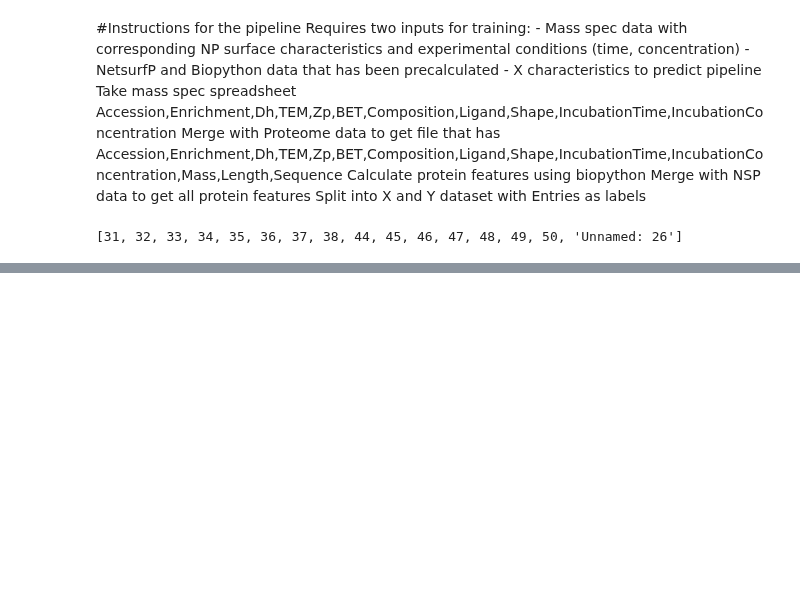
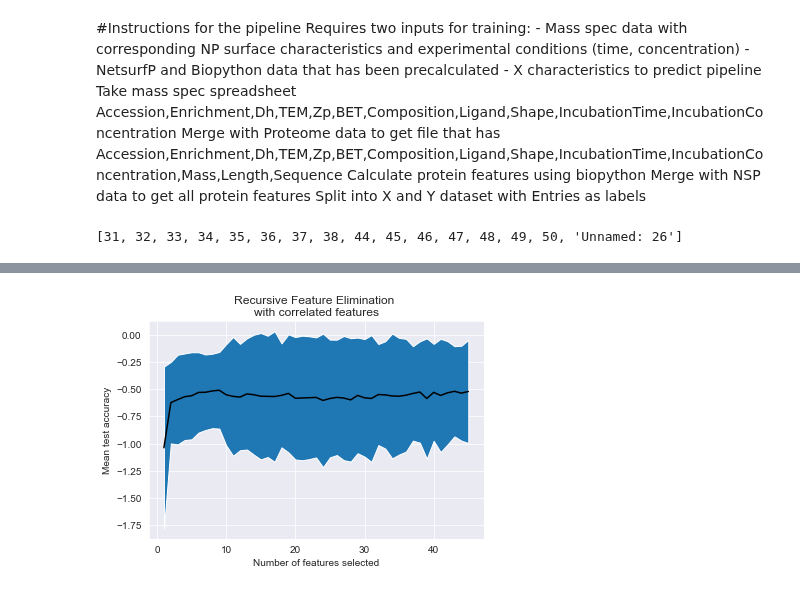
Before and after one commit to karst-poulsen/PC_ML_using_NSP, a Jupyter notebook: ML_Pipe_testing3_publicationpipeline.ipynb, the cells around one changed output, grey strips where cells are left out. Cells and saved outputs as stored; diff of their text form; code cells hidden in the pictures; blank space fills up the shorter version.

```diff
--- a/ML_Pipe_testing3_publicationpipeline.ipynb
+++ b/ML_Pipe_testing3_publicationpipeline.ipynb
@@ -647,0 +154,12 @@ a.to_excel("Output_data/loss_feats.xlsx")
+# %%
+#use recursive feature elimination with Random Forest Regression as the estimator to select top 45 important features
+step=2
+feats=45
+estimator=RandomForestRegressor(n_estimators=100)
+selector = RFE(estimator, n_features_to_select=feats, step=step)
+selector = selector.fit(df, label_abund)
+selector.support_
+ranking=selector.ranking_
+feat_list = selector.get_feature_names_out()
+df_rfe=df[feat_list]
+feat_list
@@ -647,0 +183,29 @@ a.to_excel("Output_data/loss_feats.xlsx")
+# %%
+#run Recursive feature elimination with cross validation
+from sklearn.model_selection import KFold
+step=1
+min_feats=1
+cv= KFold(n_splits=10)
+estimator=RandomForestRegressor(n_estimators=100)
+# estimator=Lasso(alpha=.05)
+selector = RFECV(estimator=estimator, cv=cv, scoring='neg_mean_squared_error', min_features_to_select=min_feats, step=step)
+selector = selector.fit(df_rfe, label_abund)
+selector.support_
+feat_list2 = selector.get_feature_names_out()
+selected_features= df_rfe.columns[selector.support_]
+# %%
+df_2=df[feat_list2]
+n_scores = len(selector.cv_results_["mean_test_score"])
+plt.figure()
+plt.xlabel("Number of features selected")
+plt.ylabel("Mean test accuracy")
+x=range(1, n_scores + 1)
+y=selector.cv_results_["mean_test_score"]
+err=selector.cv_results_["std_test_score"]
+plt.plot(x,y,'k-')
+plt.fill_between(x,y-err,y+err)
+plt.title("Recursive Feature Elimination \nwith correlated features")
+plt.savefig('Output_data/RFECV45.png')
+plt.show()
+# %% [output]
+[figure, added]
```
Also changed, not shown: parts of 56 cells of this notebook, 11 other files.
